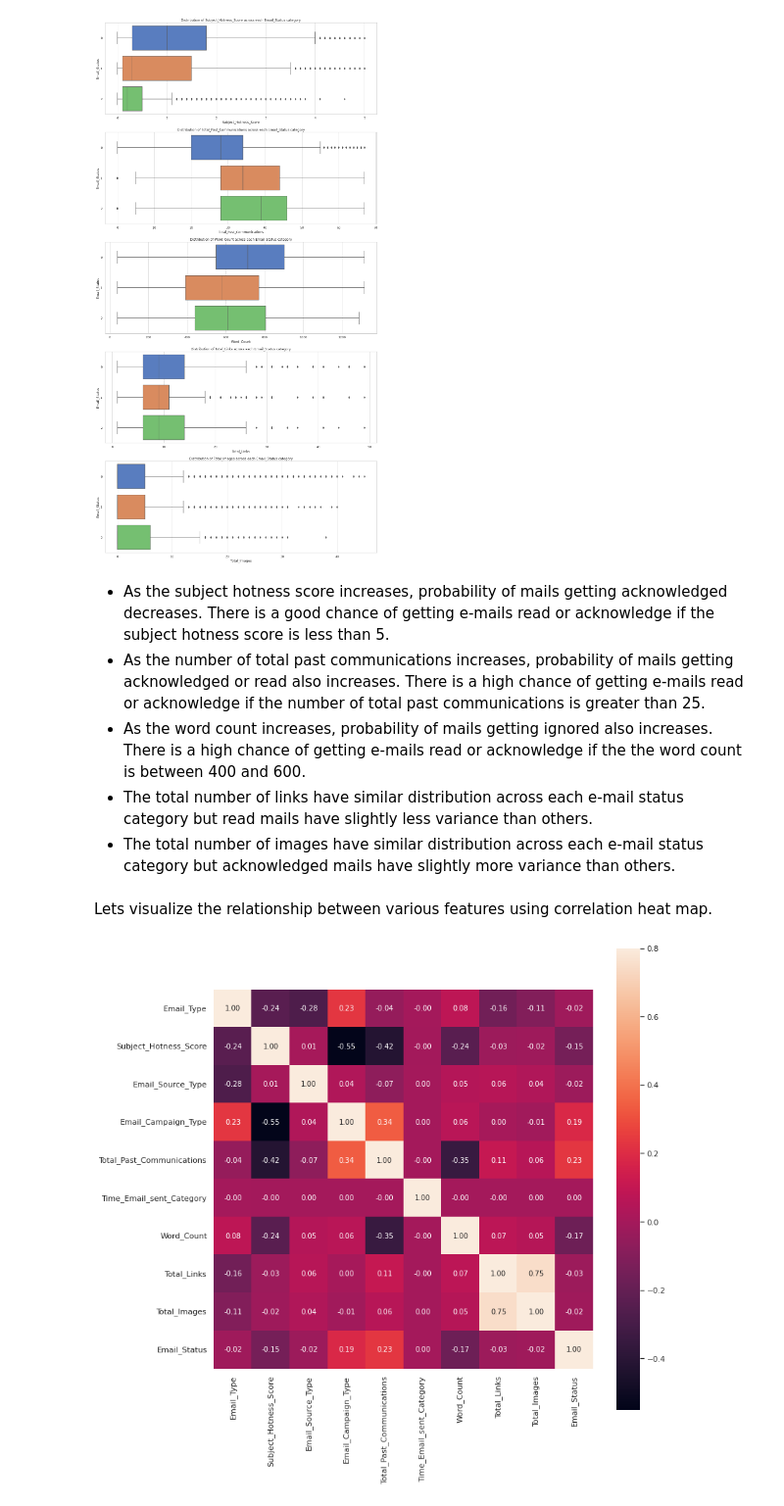
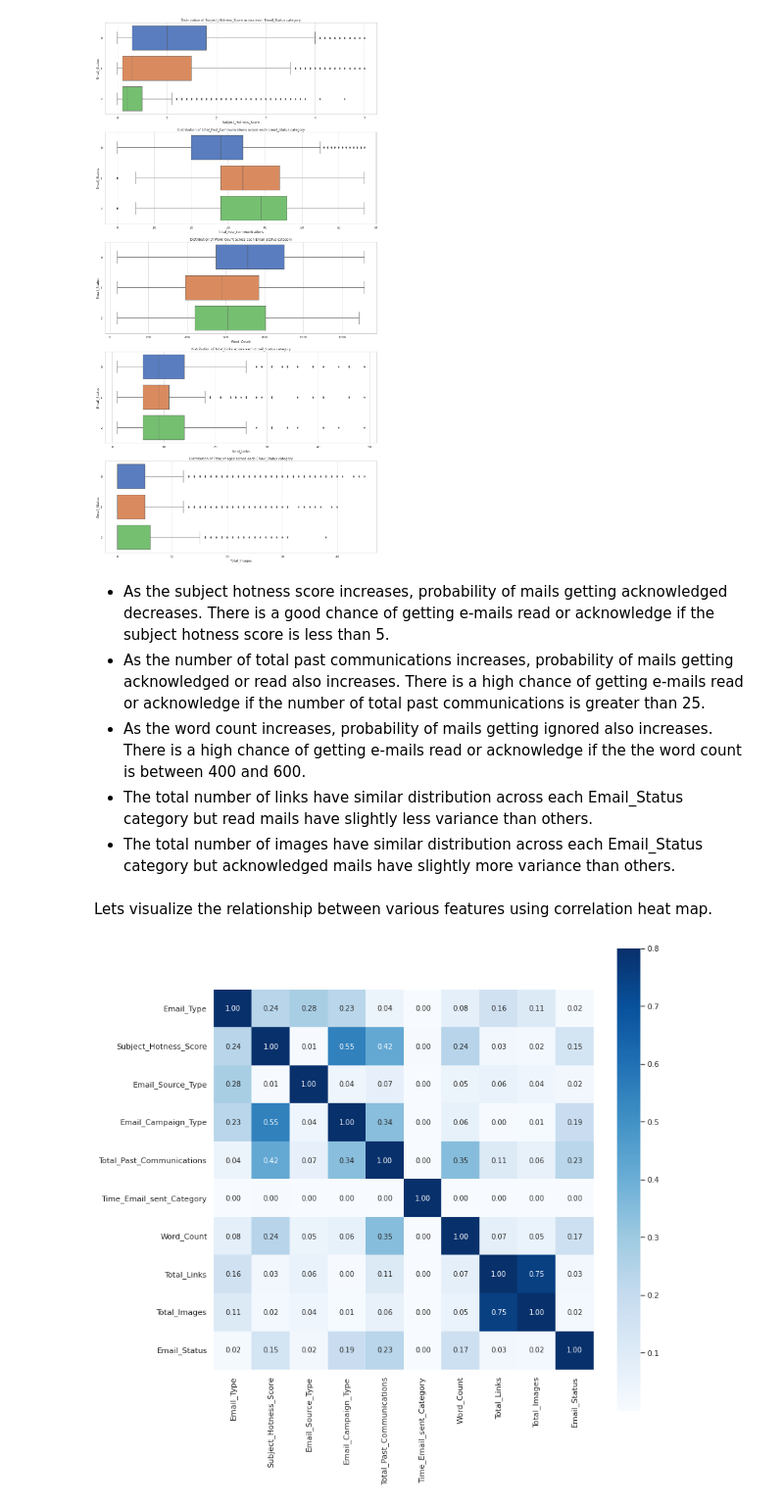
Before and after one commit to connect-midhunr/email-campaign-effectiveness-prediction, a Jupyter notebook: Email_Campaign_Effectiveness_Prediction_Capstone_Project.ipynb, the cells around one changed output. Shown at 98% size. Drawn from its saved outputs; the diff is of its cells as text; code cells hidden in the pictures.

```diff
--- a/Email_Campaign_Effectiveness_Prediction_Capstone_Project.ipynb
+++ b/Email_Campaign_Effectiveness_Prediction_Capstone_Project.ipynb
@@ -507,17 +547,17 @@ for row, feature in enumerate(numerical_features):
 *   As the subject hotness score increases, probability of mails getting acknowledged decreases. There is a good chance of getting e-mails read or acknowledge if the subject hotness score is less than 5.
 *   As the number of total past communications increases, probability of mails getting acknowledged or read also increases. There is a high chance of getting e-mails read or acknowledge if the number of total past communications is greater than 25.
 *   As the word count increases, probability of mails getting ignored also increases. There is a high chance of getting e-mails read or acknowledge if the the word count is between 400 and 600.
-*   The total number of links have similar distribution across each e-mail status category but read mails have slightly less variance than others.
-*   The total number of images have similar distribution across each e-mail status category but acknowledged mails have slightly more variance than others.
+*   The total number of links have similar distribution across each Email_Status category but read mails have slightly less variance than others.
+*   The total number of images have similar distribution across each Email_Status category but acknowledged mails have slightly more variance than others.
 # %% [markdown]
 Lets visualize the relationship between various features using correlation heat map.
 # %%
 # generate a correlation matrix using all features in the dataframe
-corr_mat = campaign_df.corr()
+corr_mat = campaign_df.corr().abs()
 
 # plot heatmap using correlation matrix
 fig, axes = plt.subplots(figsize=(12, 12))
-sns.heatmap(corr_mat, annot = True, fmt='.2f', annot_kws={'size': 10},  vmax=.8, square=True);
+sns.heatmap(corr_mat, annot = True, fmt='.2f', annot_kws={'size': 10},  vmax=.8, square=True, cmap='Blues');
 # %% [output]
-[figure, old version]
+[figure, new version]
 # %% [markdown]
```
Also changed, not shown: parts of 38 cells of this notebook.
